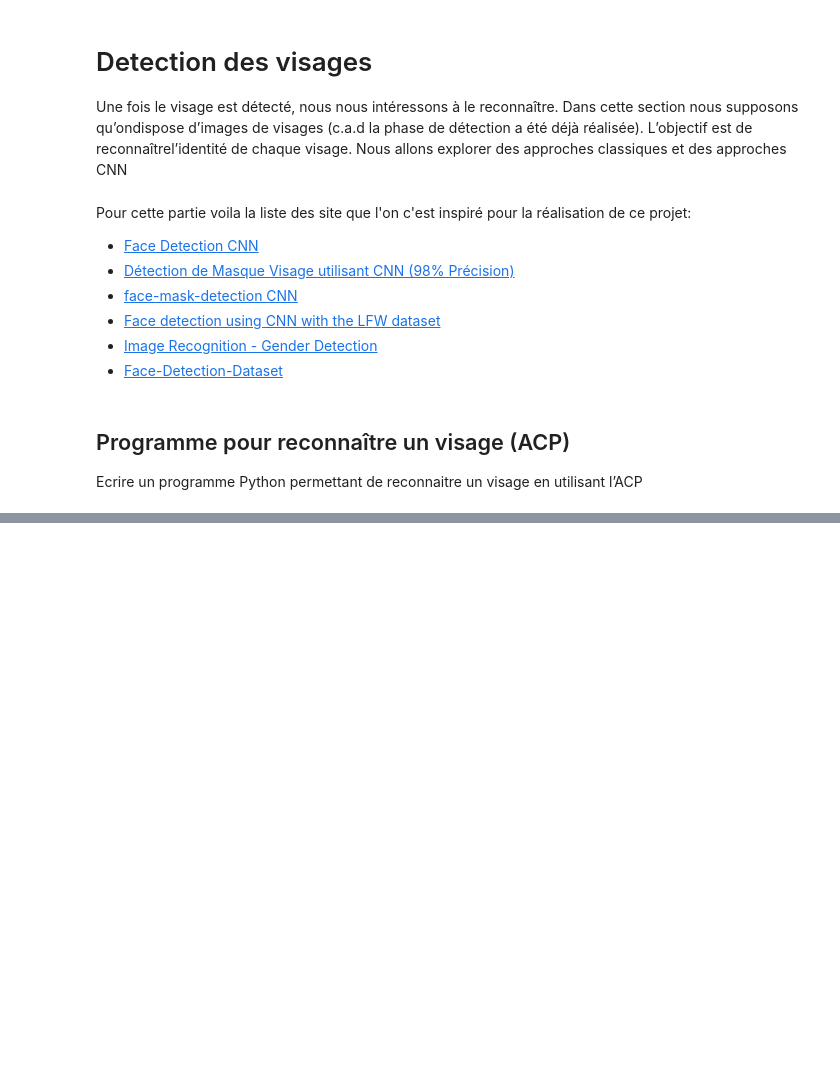
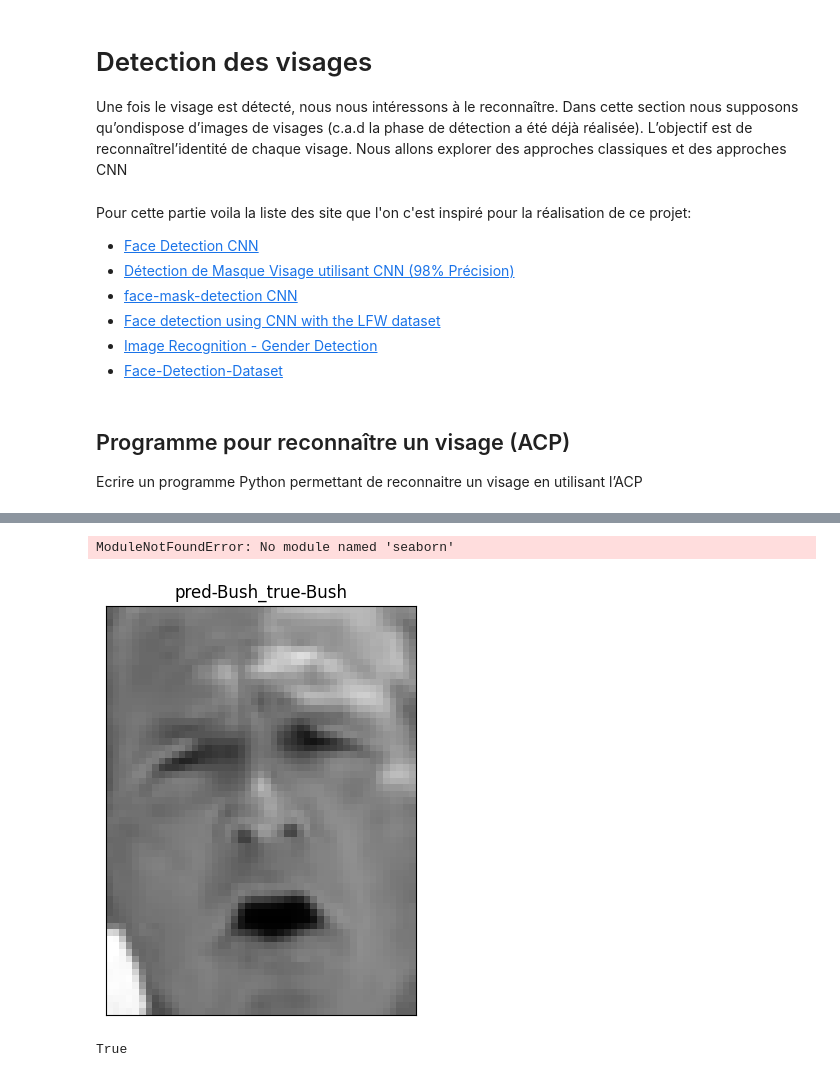
Before and after one commit to Nath9666/Reconnaissance-de-formes-et-apprentissage-machine, a Jupyter notebook: Projet/Reconnaissance de visages/main.ipynb, the cells around one changed output, grey strips where cells are left out. Drawn from its saved outputs; the diff is of its cells as text; code cells hidden in the pictures; blank space fills up the shorter version.

```diff
--- a/Projet/Reconnaissance de visages/main.ipynb
+++ b/Projet/Reconnaissance de visages/main.ipynb
@@ -96,0 +123,54 @@ else:
+# %%
+import matplotlib.pyplot as plt
+import seaborn as sns
+from sklearn.metrics import confusion_matrix
+
+# Supposons que y_test et y_pred sont vos étiquettes réelles et prédites
+# confusion_matrix = confusion_matrix(y_test, y_pred)
+
+# Noms des classes pour les axes
+class_names = ['Classe1', 'Classe2', 'Classe3']  # Remplacez par les vrais noms de vos classes
+
+# Créer un heatmap
+plt.figure(figsize=(10, 7))
+sns.heatmap(confusion_matrix, annot=True, fmt='d', cmap='Blues', xticklabels=class_names, yticklabels=class_names)
+
+# Ajouter des titres et des étiquettes
+plt.title('Matrice de Confusion')
+plt.xlabel('Prédiction')
+plt.ylabel('Vérité')
+
+# Afficher le graphique
+plt.show()
+# %% [output]
+ModuleNotFoundError: No module named 'seaborn'
+# %%
+# Afficher un résultat de reconnaissance de visage
+def plot_single_image(image, title, h, w):
+    plt.figure(figsize=(4, 6))
+    plt.imshow(image.reshape((h, w)), cmap=plt.cm.gray)
+    plt.title(title, size=12)
+    plt.xticks(())
+    plt.yticks(())
+    plt.show()
+
+# Préparer le titre pour l'image prédite
+def single_title(y_pred, y_test, target_names, i):
+    pred_name = target_names[y_pred[i]].rsplit(' ', 1)[-1]
+    true_name = target_names[y_test[i]].rsplit(' ', 1)[-1]
+    return 'pred-%s_true-%s' % (pred_name, true_name)
+
+# Afficher une seule image avec son titre
+h, w = lfw_dataset.images.shape[1:3]
+i = random.randint(0, len(X_test) - 1)  # Choisir un index aléatoire
+title = single_title(y_pred, y_test, target_names, i)
+plot_single_image(X_test[i], title, h, w)
+
+titleFile = single_title(y_pred, y_test, target_names, i)
+
+# Convertir l'image de la plage [0, 1] à [0, 255] et changer le type en entier
+image_to_save = (X_test[i].reshape((h, w)) * 255).astype('uint8')
+cv2.imwrite(f'./out/ACP/{titleFile}.jpg', image_to_save)
+# %% [output]
+[figure, added]
+True
```
Also changed, not shown: parts of 8 cells of this notebook, 4 other files.
